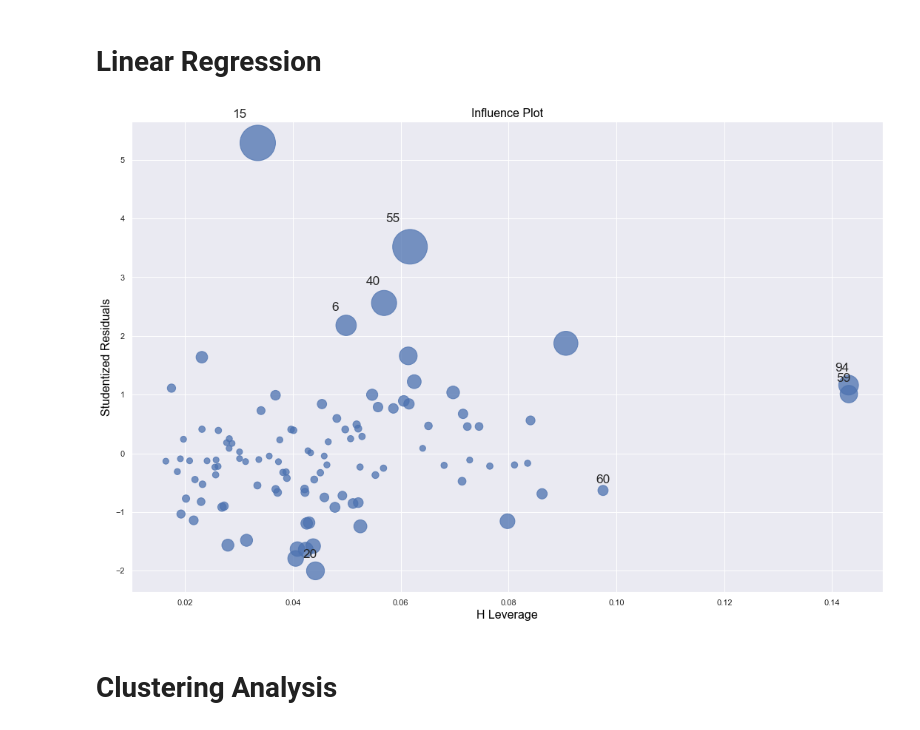
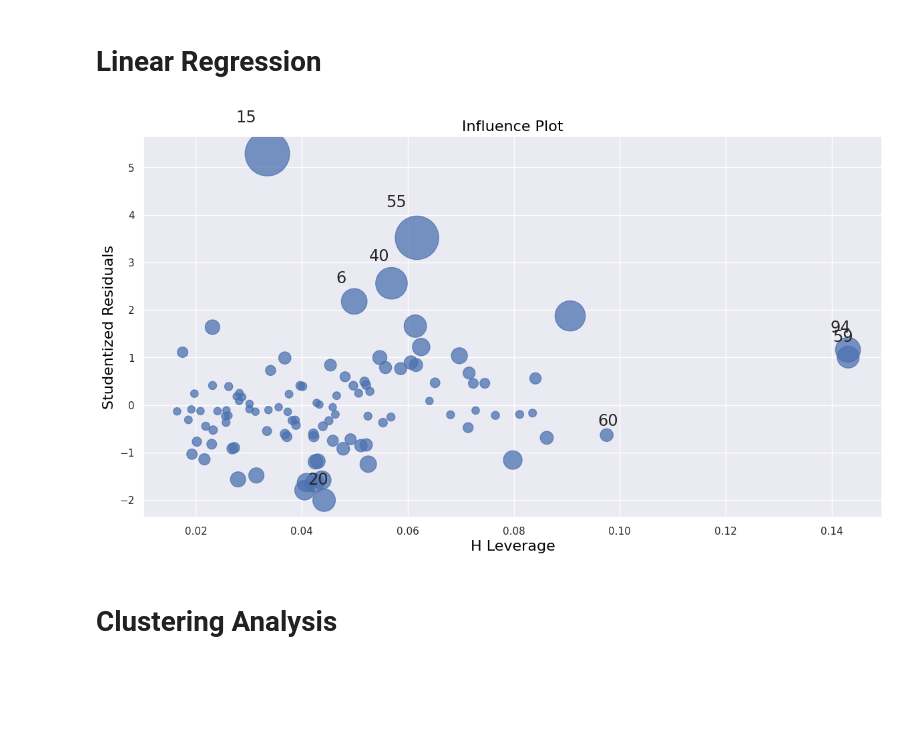
Before and after one commit to kidrissa/BayesianStats, a Jupyter notebook: notebook/viz_custom.ipynb, the cells around one changed output. Saved outputs shown, nothing was run; the diff lists cells and outputs as text; code cells hidden in the pictures; blank space fills up the shorter version.

```diff
--- a/notebook/viz_custom.ipynb
+++ b/notebook/viz_custom.ipynb
@@ -26,11 +26,11 @@ data_ale.head()
 # Linear Regression
 # %%
 ale_model = sm.OLS(data_ale.iloc[:, [1]], sm.add_constant(data_ale.iloc[:, 2:])).fit()
-fig, axe =  plt.subplots(1, 1, figsize=(15, 10))
+fig, axe =  plt.subplots(1, 1, figsize=(12, 7))
 fig = sm.graphics.influence_plot(ale_model, criterion="cooks", ax=axe)
 fig.tight_layout(pad=1.0)
 # %% [output]
-[figure, old version]
+[figure, new version]
 # %% [markdown]
 # Clustering Analysis
 # %%
```
Also changed, not shown: parts of 6 cells of this notebook, 11 other files.
